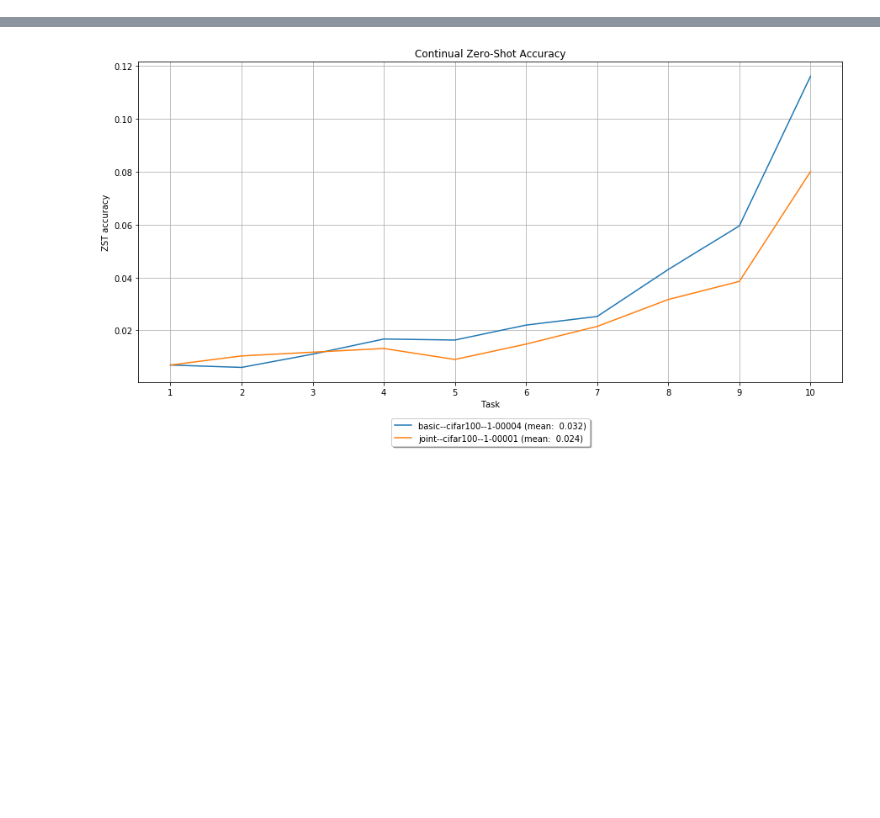
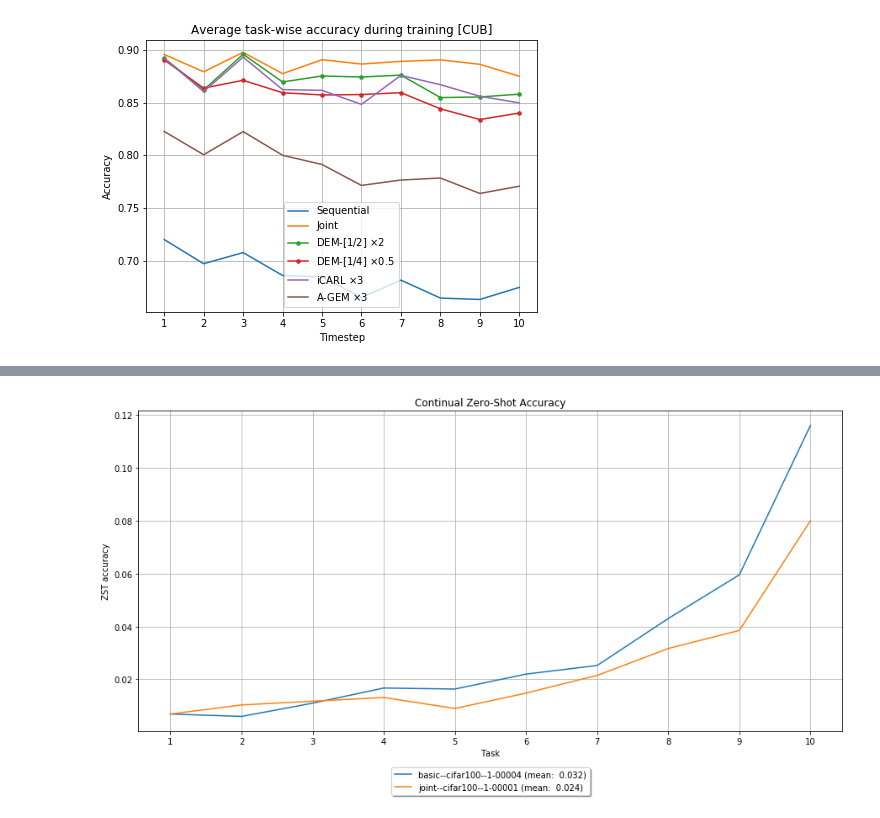
Before and after one commit to universome/class-norm, a Jupyter notebook: notebooks/visualization.ipynb, the cells around one changed output, grey strips where cells are left out. Drawn from its saved outputs; the diff is of its cells as text; code cells hidden in the pictures; blank space fills up the shorter version.

```diff
--- a/notebooks/visualization.ipynb
+++ b/notebooks/visualization.ipynb
@@ -83,3 +192,28 @@ plt.grid()
+# %%
+plt.figure(figsize=(7, 5))
+plt.title(f'Average task-wise accuracy during training [{dataset}]')
+
+for method in methods:
+    values = [compute_average_taskwise_accucy(l, t, c) for l, t, c in zip(logits_histories[method], targets[method], class_splits[method])]
+    values_avg = np.array(values).mean(0)
+
+    if 'DEM' in method:
+        kwargs = {"marker": ".", 'markersize': 7}
+    else:
+        kwargs = {}
+
+    #plt.plot(tasks, values_avg, label=f'{method} (final: {values_avg[-1]: .3f})', **kwargs)
+    plt.plot(tasks, values_avg, label=f'{method}', **kwargs)
+
+# plt.legend(loc='upper center', bbox_to_anchor=(0.5, -0.1), fancybox=True, shadow=True)
+plt.legend()
+plt.xlabel('Timestep')
+plt.ylabel('Accuracy')
+plt.xticks(tasks)
+plt.grid()
+plt.savefig(f'../plots/{dataset.lower()}-average-acc.pdf')
+# %% [output]
+[figure, added]
 # %%
 plt.figure(figsize=(15, 7))
 plt.title(f'Joint accuracy across time [{dataset}]')
```
Also changed, not shown: parts of 6 cells of this notebook.
